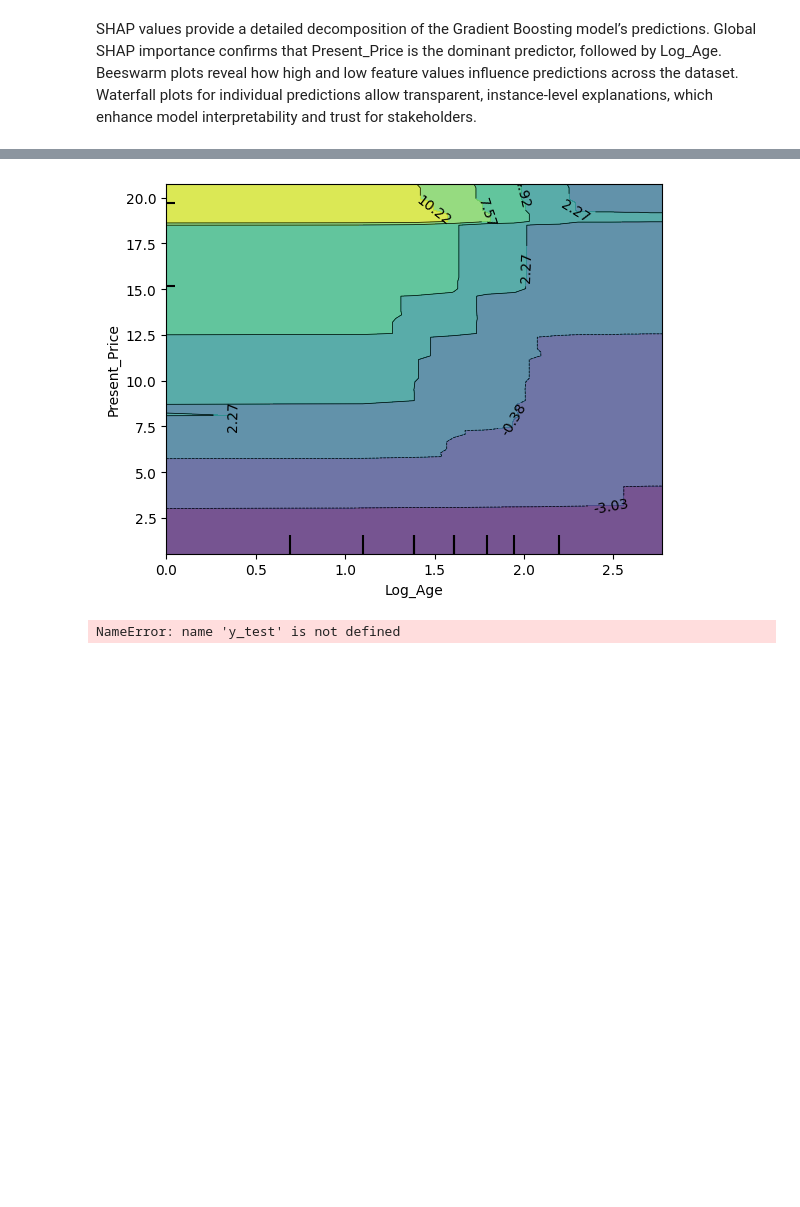
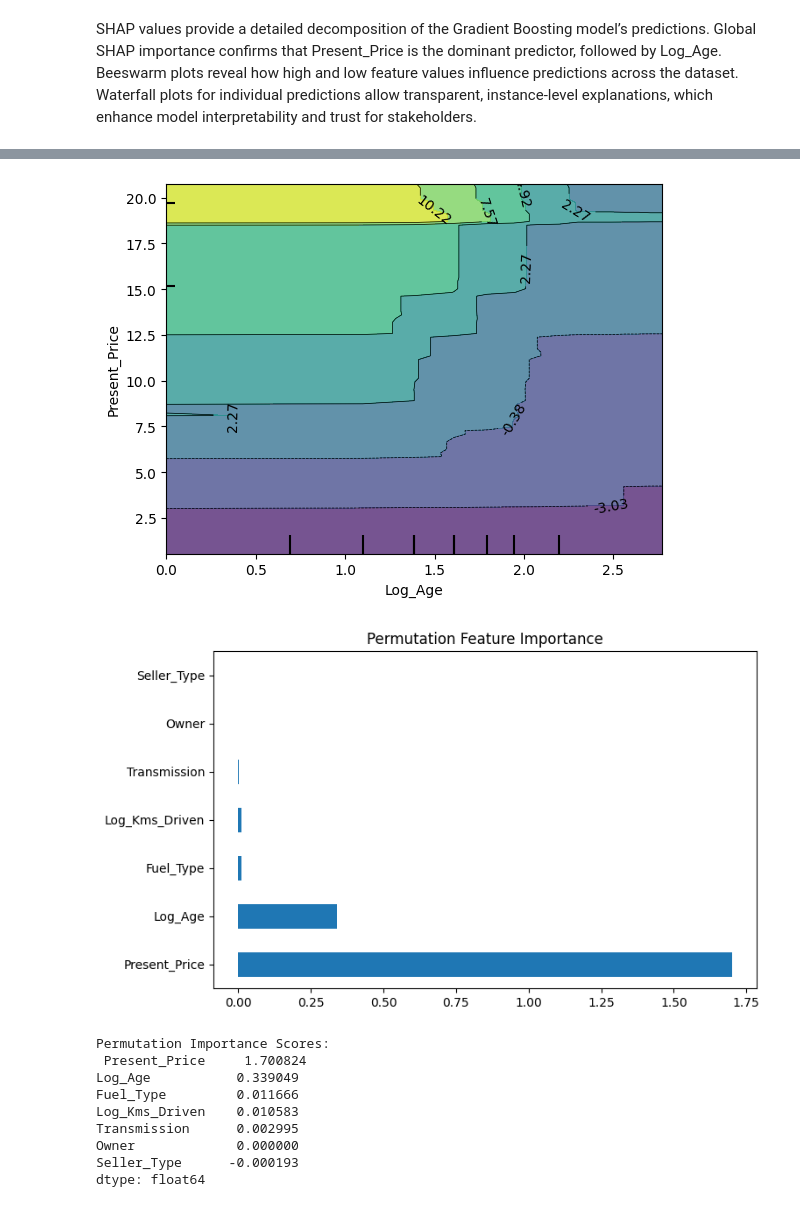
Before and after one commit to AichaELMouta/Car_Price_Prediction, a Jupyter notebook: car_price_prediction.ipynb, the cells around one changed output, grey strips where cells are left out. Drawn from its saved outputs; the diff is of its cells as text; code cells hidden in the pictures; blank space fills up the shorter version.

```diff
--- a/car_price_prediction.ipynb
+++ b/car_price_prediction.ipynb
@@ -1061,32 +1061,41 @@ PartialDependenceDisplay.from_estimator(model, X_train, features=['Log_Age'])
 plt.show()
 
 # Multiple features PDP
 PartialDependenceDisplay.from_estimator(model, X_train, features=['Present_Price','Log_Age','Log_Kms_Driven'])
 plt.show()
 
 # Feature interaction PDP
 PartialDependenceDisplay.from_estimator(model, X_train, features=[('Log_Age','Present_Price')])
 plt.show()
 
 # -------------------------------
 # 7️⃣ Permutation Importance
 # -------------------------------
-perm_result = permutation_importance(model, X_test, y_test,
+perm_result = permutation_importance(model, X_test, Y_test,
                                      n_repeats=10, random_state=42,
                                      scoring='r2')
 
 perm_importance = pd.Series(perm_result.importances_mean, index=X_test.columns)
 perm_importance = perm_importance.sort_values(ascending=False)
 
 plt.figure(figsize=(8,5))
 perm_importance.plot(kind='barh')
 plt.title("Permutation Feature Importance")
 plt.show()
 
 # Print values for interpretation
 print("Permutation Importance Scores:\n", perm_importance)
 # %% [output]
 [figure]
 [figure]
 [figure]
+[figure, added]
-NameError: name 'y_test' is not defined
+Permutation Importance Scores:
+ Present_Price     1.700824
+Log_Age           0.339049
+Fuel_Type         0.011666
+Log_Kms_Driven    0.010583
+Transmission      0.002995
+Owner             0.000000
+Seller_Type      -0.000193
+dtype: float64
```
